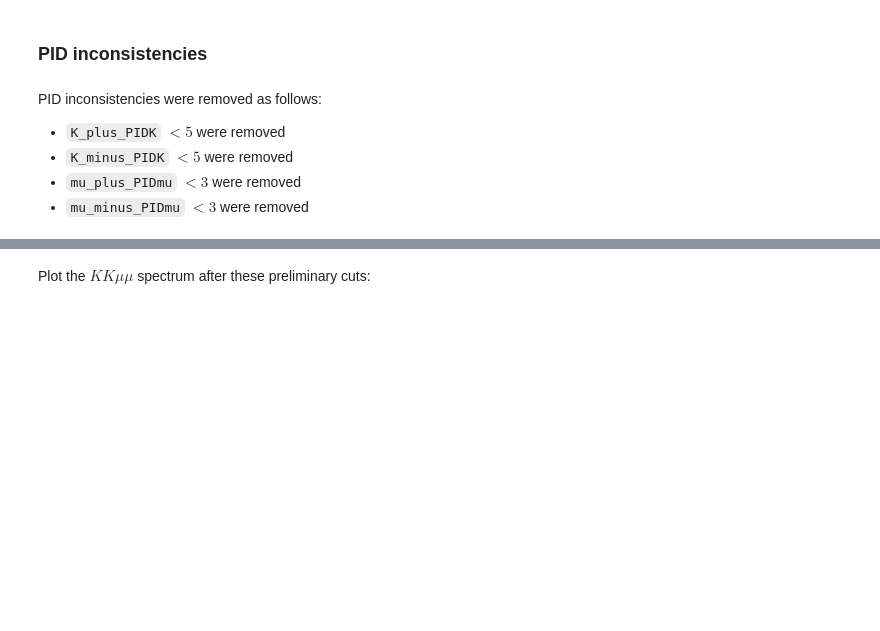
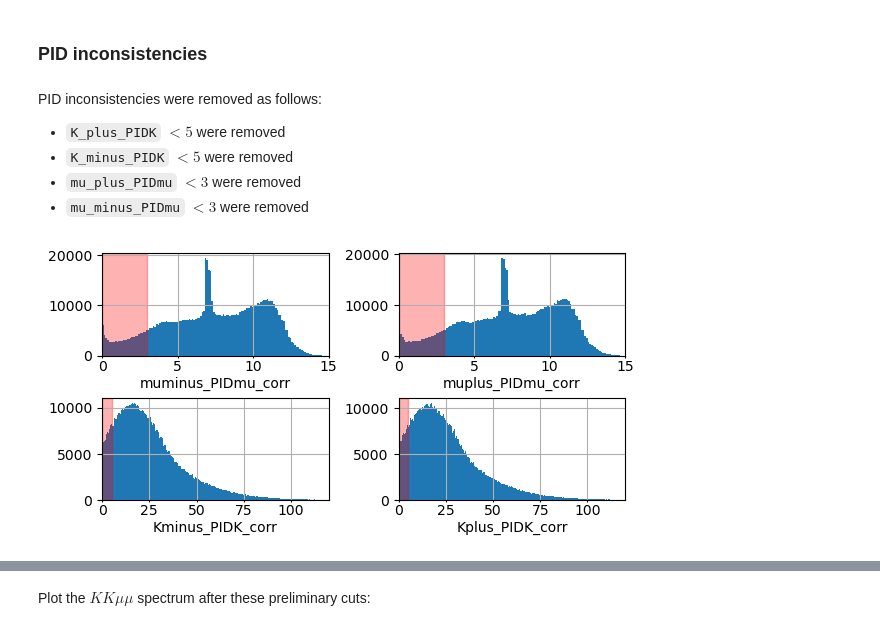
Before and after one commit to kunalnj/B-Anomalies, a Jupyter notebook: peter/KKmumu_Data_Reconstruction.ipynb, the cells around one changed output, grey strips where cells are left out. Drawn from its saved outputs; the diff is of its cells as text; code cells hidden in the pictures; blank space fills up the shorter version.

```diff
--- a/peter/KKmumu_Data_Reconstruction.ipynb
+++ b/peter/KKmumu_Data_Reconstruction.ipynb
@@ -528,29 +610,31 @@ PID inconsistencies were removed as follows:
 # %%
 mu_minus_PIDmu_threshold=3
 mu_plus_PIDmu_threshold=3
 K_minus_PIDK_threshold=5
 K_plus_PIDK_threshold=5
 
 
 variables_to_plot = [
-    ('mu_minus_PIDmu', [0, 15], mu_minus_PIDmu_threshold),
-    ('mu_plus_PIDmu', [0, 15], mu_plus_PIDmu_threshold),
-    ('K_minus_PIDK', [0, 120], K_minus_PIDK_threshold),
-    ('K_plus_PIDK', [0, 120], K_plus_PIDK_threshold)
+    ('muminus_PIDmu_corr', [0, 15], mu_minus_PIDmu_threshold),
+    ('muplus_PIDmu_corr', [0, 15], mu_plus_PIDmu_threshold),
+    ('Kminus_PIDK_corr', [0, 120], K_minus_PIDK_threshold),
+    ('Kplus_PIDK_corr', [0, 120], K_plus_PIDK_threshold)
 ]
 
 rows = int(np.ceil(len(variables_to_plot) / 2))
 fig, axs = plt.subplots(rows, 2, figsize=(6, rows + 1))
 axs = axs.flatten()
 for i, (variable_name, range_, threshold) in enumerate(variables_to_plot):
     ax = axs[i]
     range_ = np.array(range_)
     ax.hist(data_frame.loc[:, variable_name], bins='auto', range=range_)
     ax.axvspan(0, threshold, color='r', alpha=0.3)
     ax.set_xlabel(variable_name)
     ax.set_xlim(range_)
 
 plt.tight_layout(pad=0.5)
 plt.show()
+# %% [output]
+[figure, added]
 # %%
 def apply_inconsistencies_cuts(data_frame, apply_PID_cuts=False):
```
Also changed, not shown: parts of 35 cells of this notebook.
